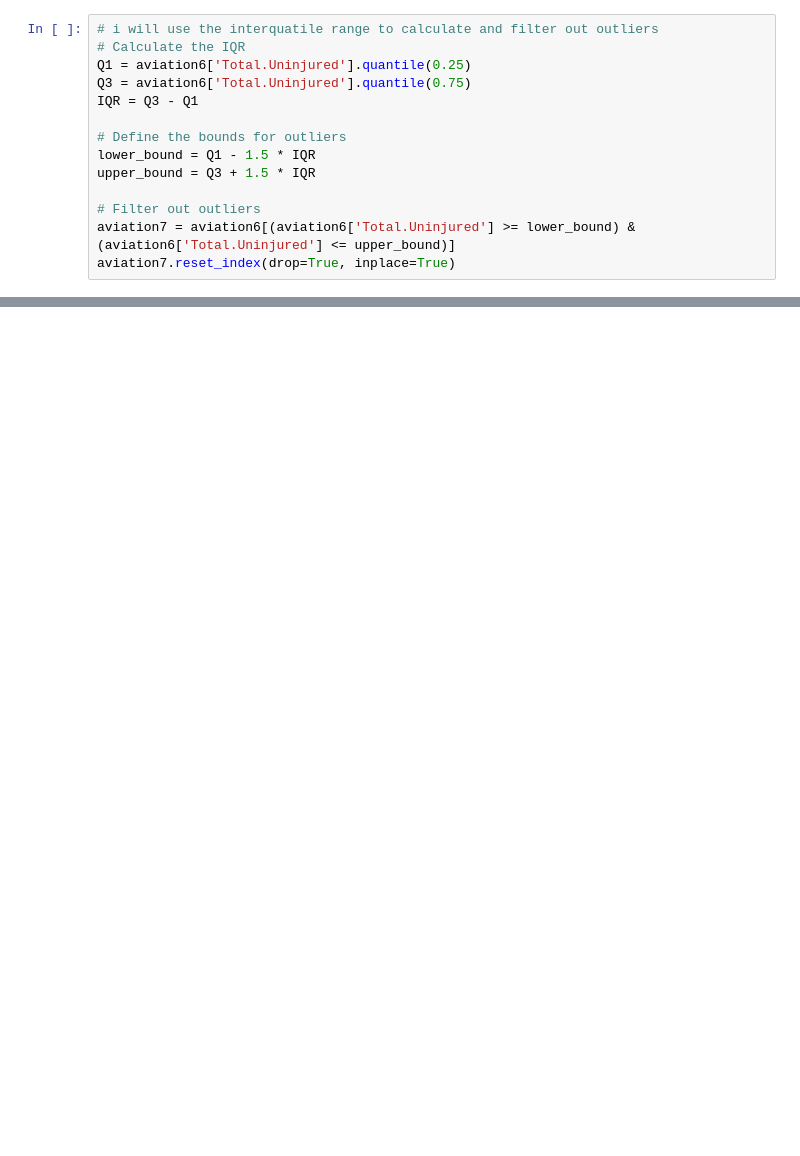
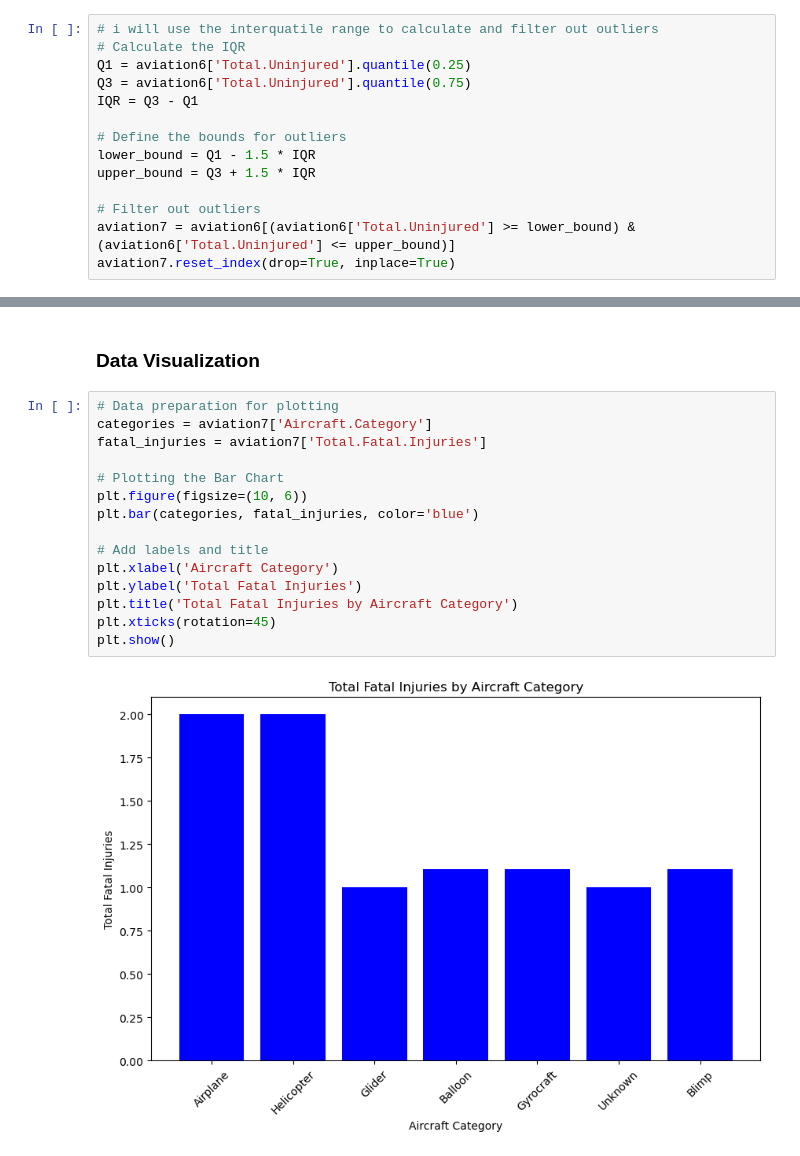
Before and after one commit to Kinyanjui287/dsc-phase-1-project-v3, a Jupyter notebook: student.ipynb, the cells around one changed output, grey strips where cells are left out. Saved outputs shown, nothing was run; the diff lists cells and outputs as text; blank space fills up the shorter version.

```diff
--- a/student.ipynb
+++ b/student.ipynb
@@ -392,0 +385,19 @@ sns.boxplot(x=aviation4["Total.Uninjured"])
+# %% [markdown]
+### Data Visualization
+# %%
+# Data preparation for plotting
+categories = aviation7['Aircraft.Category']
+fatal_injuries = aviation7['Total.Fatal.Injuries']
+
+# Plotting the Bar Chart
+plt.figure(figsize=(10, 6))
+plt.bar(categories, fatal_injuries, color='blue')
+
+# Add labels and title
+plt.xlabel('Aircraft Category')
+plt.ylabel('Total Fatal Injuries')
+plt.title('Total Fatal Injuries by Aircraft Category')
+plt.xticks(rotation=45)
+plt.show()
+# %% [output]
+[figure, added]
```
Also changed, not shown: parts of 34 cells of this notebook, 6 other files.
